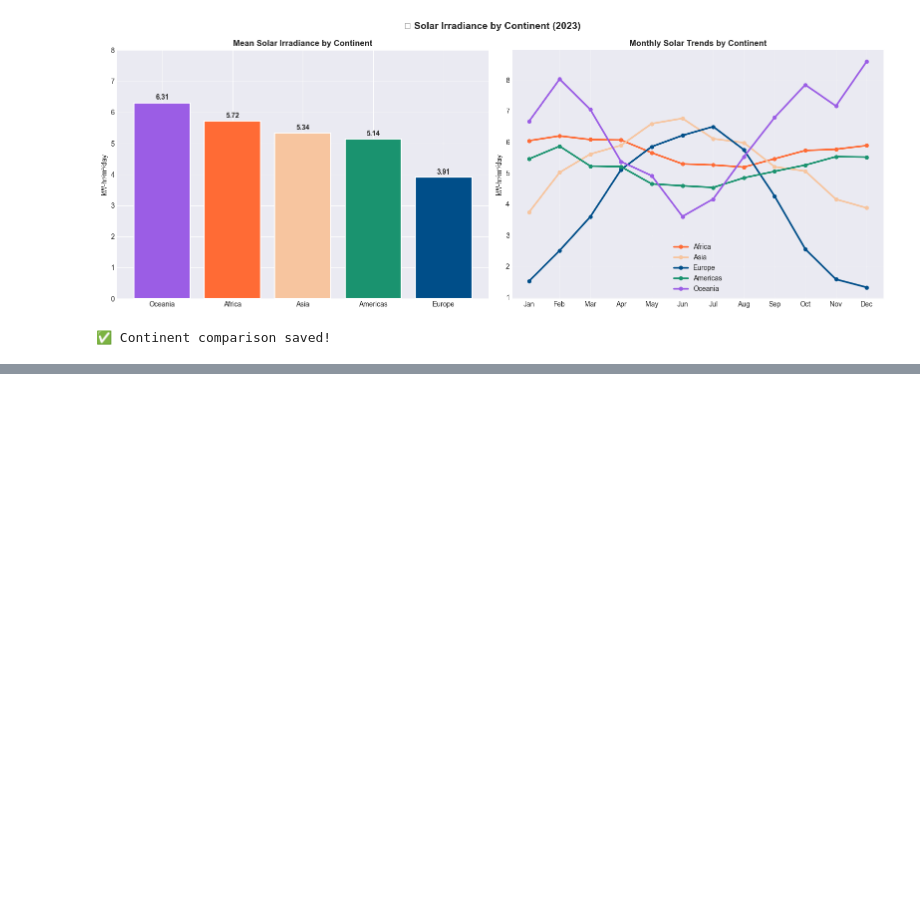
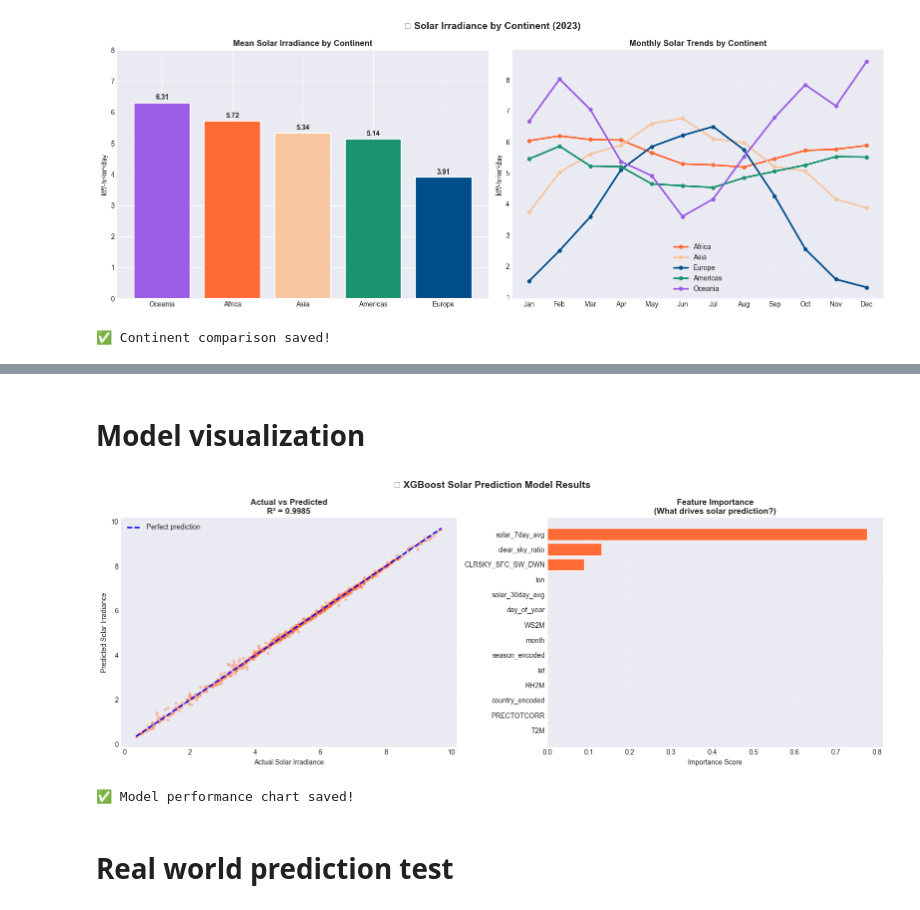
Before and after one commit to Eyu12/solar_analysis, a Jupyter notebook: notebooks/01_nasa_api_exploration.ipynb, the cells around one changed output, grey strips where cells are left out. Saved outputs shown, nothing was run; the diff lists cells and outputs as text; code cells hidden in the pictures; blank space fills up the shorter version.

Commit message:
feat: XGBoost model 99.8% accuracy with feature importance

```diff
--- a/notebooks/01_nasa_api_exploration.ipynb
+++ b/notebooks/01_nasa_api_exploration.ipynb
@@ -465,0 +697,45 @@ print("✅ Continent comparison saved!")
+# %% [markdown]
+# Model visualization
+# %%
+fig, axes = plt.subplots(1, 2, figsize=(16, 6))
+fig.suptitle("🤖 XGBoost Solar Prediction Model Results",
+             fontsize=14, fontweight="bold")
+
+# Plot 1 — Actual vs Predicted
+ax1 = axes[0]
+ax1.scatter(y2_test, y2_pred, alpha=0.3, color="#FF6B35", s=10)
+ax1.plot([y2_test.min(), y2_test.max()],
+         [y2_test.min(), y2_test.max()],
+         "b--", linewidth=2, label="Perfect prediction")
+ax1.set_xlabel("Actual Solar Irradiance")
+ax1.set_ylabel("Predicted Solar Irradiance")
+ax1.set_title(f"Actual vs Predicted\nR² = {r2_2:.4f}", fontweight="bold")
+ax1.legend()
+ax1.grid(True, alpha=0.3)
+
+# Plot 2 — Feature Importance
+ax2 = axes[1]
+importance_df = pd.DataFrame({
+    "feature": features_v2,
+    "importance": xgb_model.feature_importances_
+}).sort_values("importance", ascending=True)
+
+colors_imp = ["#FF6B35" if i > importance_df["importance"].quantile(0.7)
+              else "#1A936F" for i in importance_df["importance"]]
+
+ax2.barh(importance_df["feature"], importance_df["importance"],
+         color=colors_imp, edgecolor="white")
+ax2.set_title("Feature Importance\n(What drives solar prediction?)",
+              fontweight="bold")
+ax2.set_xlabel("Importance Score")
+ax2.grid(True, alpha=0.3)
+
+plt.tight_layout()
+plt.savefig("../data/model_performance.png", dpi=150, bbox_inches="tight")
+plt.show()
+print("✅ Model performance chart saved!")
+# %% [output]
+[figure, added]
+✅ Model performance chart saved!
+# %% [markdown]
+# Real world prediction test
```
Also changed, not shown: parts of 11 cells of this notebook.
